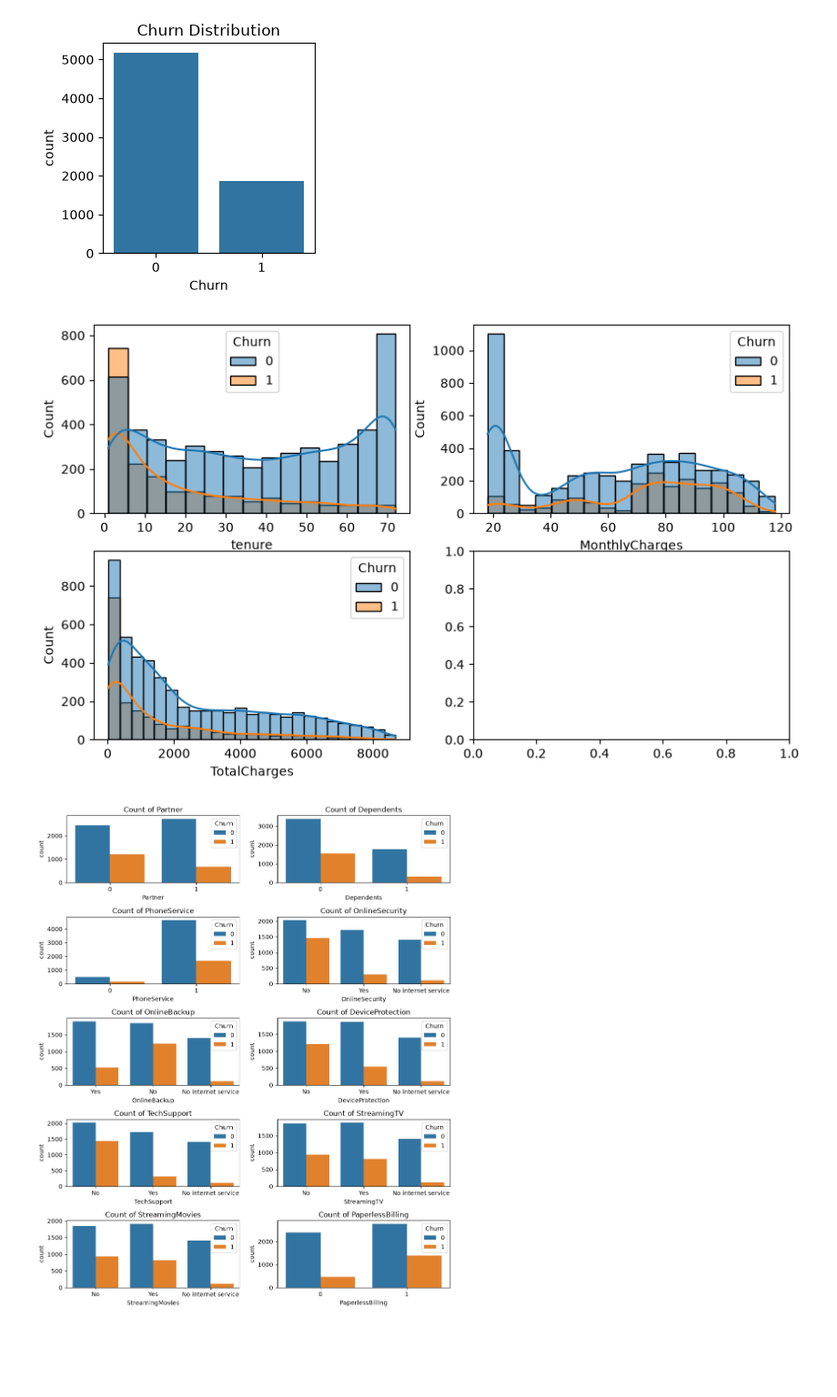
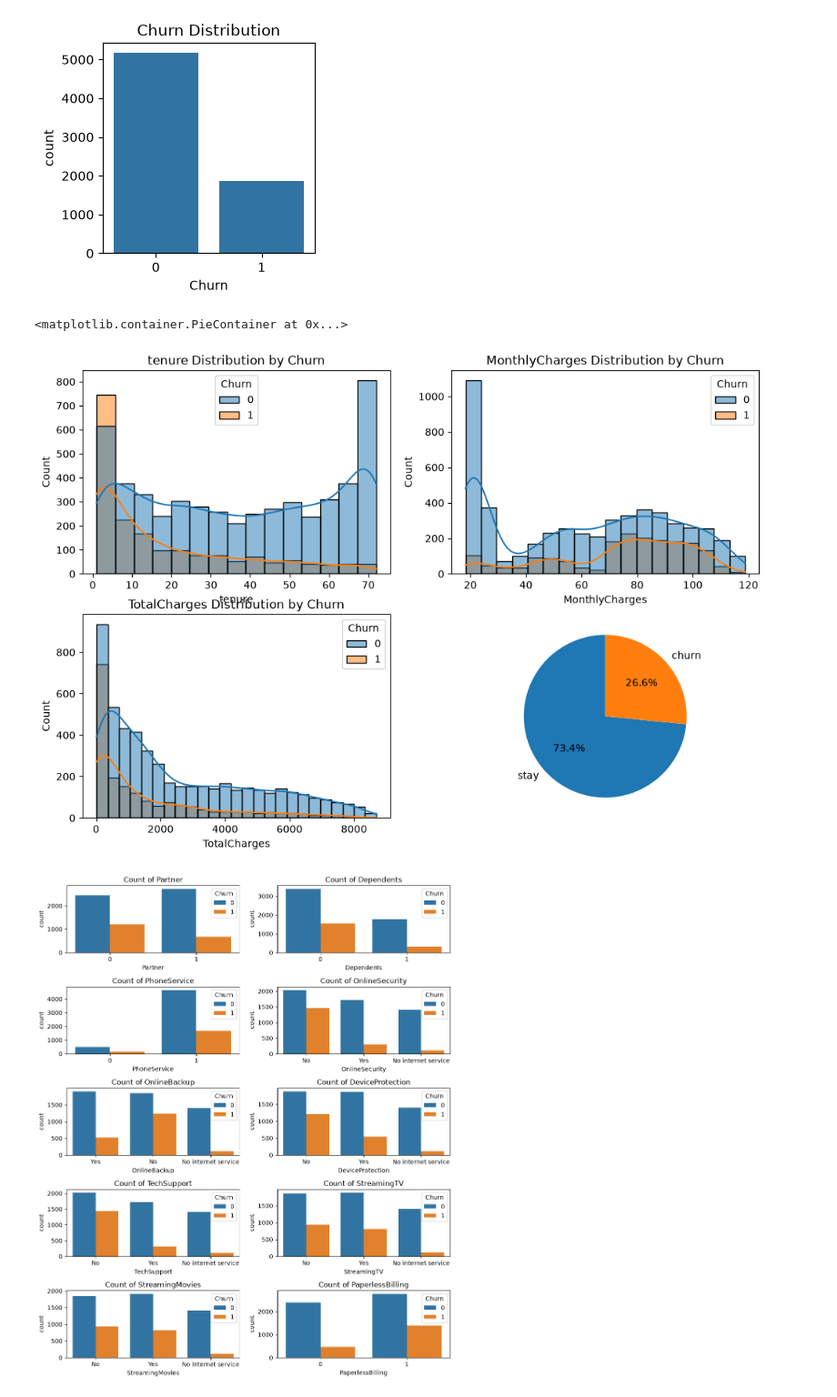
Before and after one commit to MANDEEP9711/telco-customer-churn-prediction, a Jupyter notebook: notebook/02_eda.ipynb, the cells around one changed output. Shown at 91% size. Drawn from its saved outputs; the diff is of its cells as text; code cells hidden in the pictures; blank space fills up the shorter version.

```diff
--- a/notebook/02_eda.ipynb
+++ b/notebook/02_eda.ipynb
@@ -75,13 +75,27 @@ plt.title("Churn Distribution")
 plt.show()
 # %% [output]
 [figure]
-# %%
-numeric_cols = ["tenure", "MonthlyCharges", "TotalCharges"]
-f,axis=plt.subplots(2,2, figsize=(10,6))
-for i, col in enumerate(numeric_cols):
-    sns.histplot(data=df, x=col, ax=axis[i//2,i%2],kde=True,hue="Churn")
-# %% [output]
-[figure, removed]
+# %%
+numeric_cols = ["tenure", "MonthlyCharges", "TotalCharges"]
+
+fig, axes = plt.subplots(2, 2, figsize=(12, 8))
+axes = axes.flatten()
+
+# Three histograms
+for i, col in enumerate(numeric_cols):
+    sns.histplot(data=df, x=col, hue="Churn", kde=True, ax=axes[i])
+    axes[i].set_title(f"{col} Distribution by Churn")
+churn_counts = df["Churn"].value_counts()
+
+axes[3].pie(
+    churn_counts.values,
+    labels=["stay","churn"],
+    autopct="%1.1f%%",
+    startangle=90
+)
+# %% [output]
+<matplotlib.container.PieContainer at 0x...>
+[figure, added]
 # %%
 col=['Partner','Dependents','PhoneService','OnlineSecurity','OnlineBackup','DeviceProtection','TechSupport','StreamingTV','StreamingMovies','PaperlessBilling']
 cols = [
```
Also changed, not shown: parts of 7 cells of this notebook, 6 other files.
